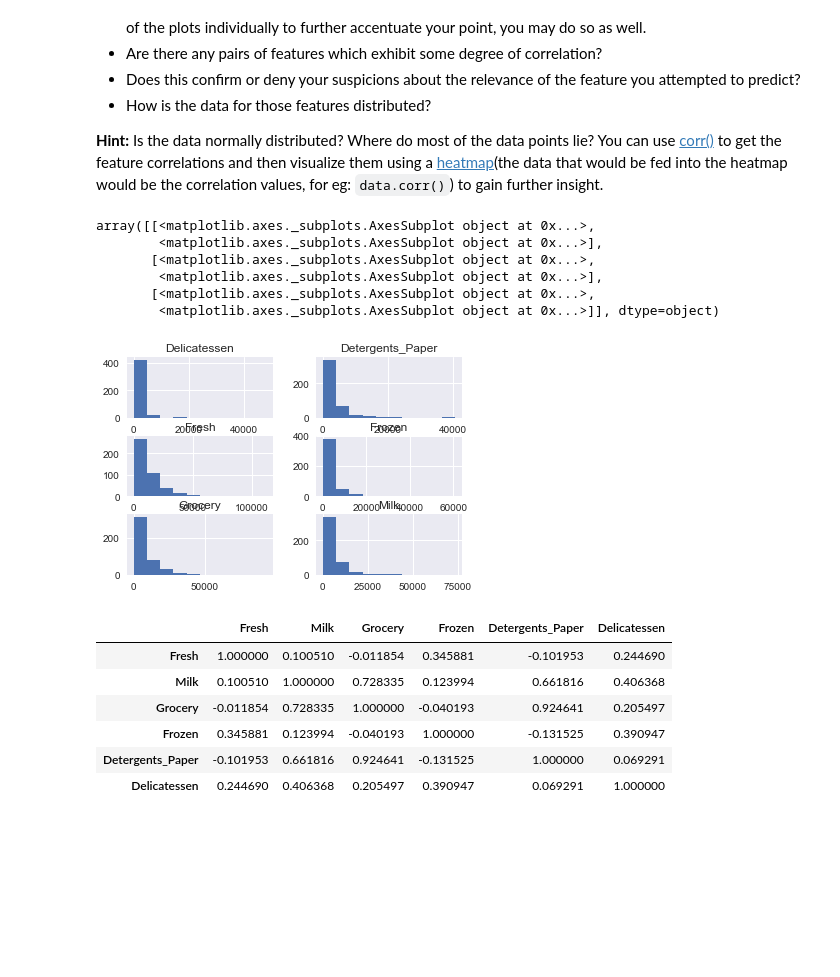
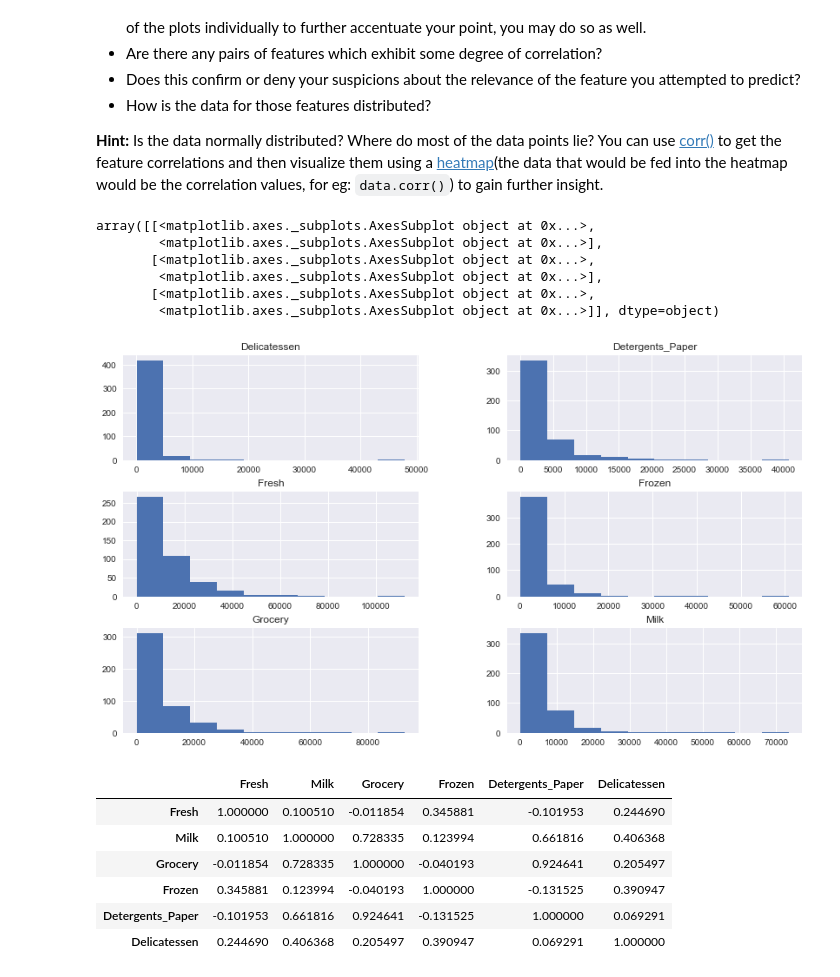
Before and after one commit to TongLiGithub/UdacityMLNanodegree, a Jupyter notebook: customer_segments/customer_segments.ipynb, the cells around one changed output. Saved outputs shown, nothing was run; the diff lists cells and outputs as text; code cells hidden in the pictures; blank space fills up the shorter version.

```diff
--- a/customer_segments/customer_segments.ipynb
+++ b/customer_segments/customer_segments.ipynb
@@ -152,15 +169,15 @@ pd.plotting.scatter_matrix(data, alpha = 0.3, figsize = (14,8), diagonal = 'kde'
 
 **Hint:** Is the data normally distributed? Where do most of the data points lie? You can use [corr()](https://pandas.pydata.org/pandas-docs/stable/generated/pandas.DataFrame.corr.html) to get the feature correlations and then visualize them using a [heatmap](http://seaborn.pydata.org/generated/seaborn.heatmap.html)(the data that would be fed into the heatmap would be the correlation values, for eg: `data.corr()`) to gain further insight.
 # %%
-data.hist()
+data.hist(figsize = (14,8))
 # %% [output]
 array([[<matplotlib.axes._subplots.AxesSubplot object at 0x...>,
         <matplotlib.axes._subplots.AxesSubplot object at 0x...>],
        [<matplotlib.axes._subplots.AxesSubplot object at 0x...>,
         <matplotlib.axes._subplots.AxesSubplot object at 0x...>],
        [<matplotlib.axes._subplots.AxesSubplot object at 0x...>,
         <matplotlib.axes._subplots.AxesSubplot object at 0x...>]], dtype=object)
-[figure, old version]
+[figure, new version]
 # %%
 cor = data.corr()
 cor
```
Also changed, not shown: parts of 12 cells of this notebook, 1 other file.
